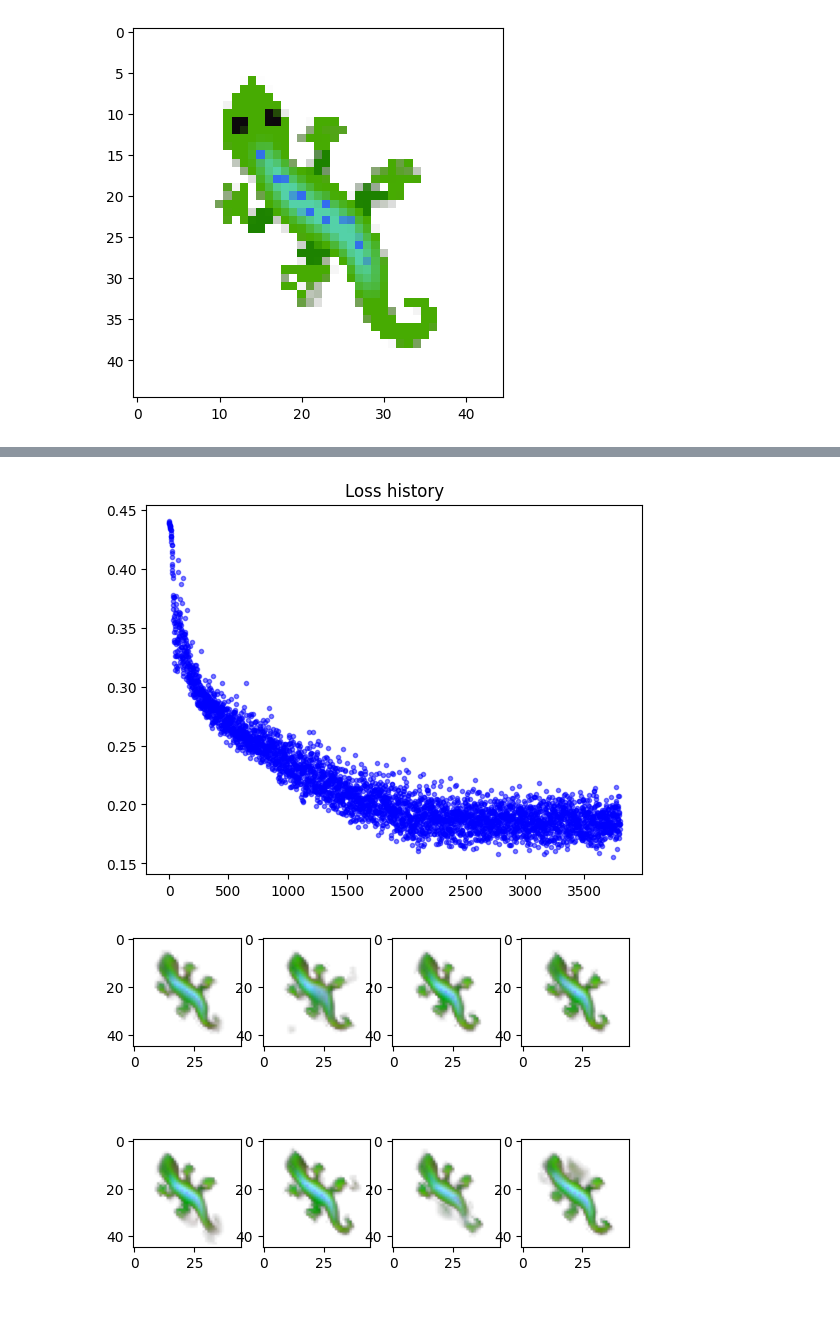
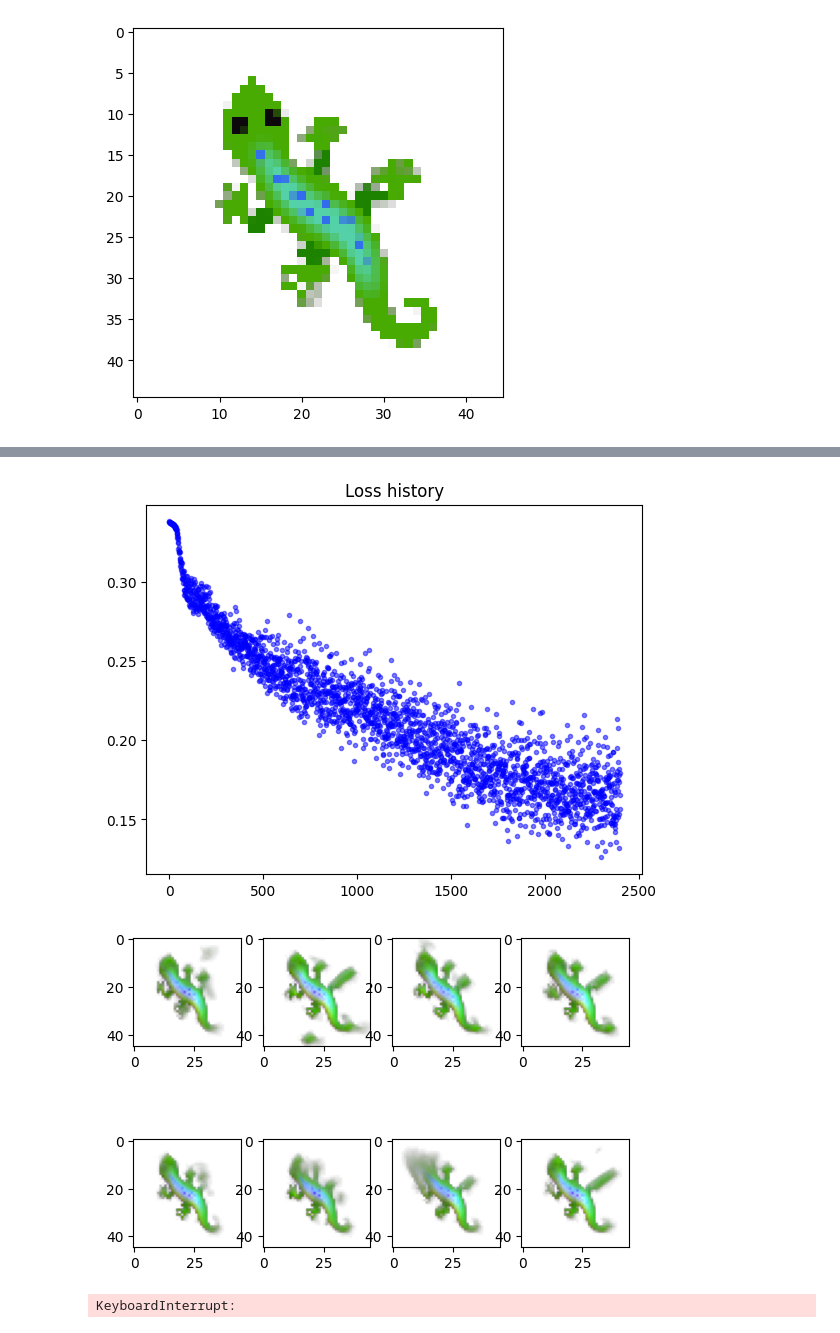
Before and after one commit to lshofsl/Advanced-topics-in-PoD-project-, a Jupyter notebook: ER_NCA.ipynb, the cells around one changed output, grey strips where cells are left out. Saved outputs shown, nothing was run; the diff lists cells and outputs as text; code cells hidden in the pictures.

```diff
--- a/ER_NCA.ipynb
+++ b/ER_NCA.ipynb
@@ -261,8 +224,7 @@ for i in range(TRAINING_ITERS + 1):
 
         # Re-order x0_np AND align pool slot indices so write-back stays consistent
         x0_np = x0_np[loss_rank]
-        if hasattr(batch, 'indices'):
-            batch.indices = batch.indices[loss_rank]
+
 
         # B. Replace highest-loss sample (index 0) with fresh seed
         seed_np = seed.detach().cpu().numpy() if isinstance(seed, torch.Tensor) else seed.copy()
@@ -301,24 +263,20 @@ for i in range(TRAINING_ITERS + 1):
     # 3. Loss computation
     # 3.1 Target loss: We separate the rgb and a channels to give more preference on the color channels
     # as the saturating term increase its values
-    pixel_loss_rgb = (x[:, :3] - base[:,:3]).pow(2).mean(dim=[1, 2, 3])
-    pixel_loss_a = (x[:, 3:4] - base[:,3:4]).pow(2).mean(dim=[1, 2, 3])
+    pixel_loss = (x[:, :4, :, :] - base).pow(2).mean(dim=[1, 2, 3])
 
     # loss on the filter to be more detailed in the pixels (eyes, spots, edges)
     edge_loss = (perchannel_conv(base, filters) - perchannel_conv(x[:, :4], filters)).pow(2).mean(dim=[1, 2, 3])
-    loss_recon = (2.5*pixel_loss_rgb + 1.0*pixel_loss_a + 0.3 * edge_loss).mean()
+    loss_recon = (pixel_loss+ 0.4 * edge_loss).mean()
 
     # 3.2 K-Step Drift Stability: Drift horizont loss to compute how well is doing the system in future steps
+    loss_drift = 0.0
     x_drift = x.detach().clone()
-    loss_drift = 0.0
     for t in range(K):
-        x_drift = nca(x_drift)
-        drift_loss_rgb = (x_drift[:, :3] - base[:, :3]).pow(2).mean(dim=[1, 2, 3])
-        drift_loss_a = (x_drift[:, 3:4] - base[:, 3:4]).pow(2).mean(dim=[1, 2, 3])
-        drift_edge = (perchannel_conv(base, filters) - perchannel_conv(x_drift[:, :4], filters)).pow(2).mean(dim=[1, 2, 3])
-
-        loss_drift = (2.5 * drift_loss_rgb +  1.0 * drift_loss_a + 0.3 * drift_edge).mean()
-
+      x_drift = nca(x_drift)
+      drift_loss = (x_drift[:, :4] - base[:, :4]).pow(2).mean(dim=[1, 2, 3])
+      drift_edge = (perchannel_conv(base, filters) - perchannel_conv(x_drift[:, :4], filters)).pow(2).mean(dim=[1, 2, 3])
+      loss_drift += (drift_loss + 0.4 * drift_edge).mean()
     loss_drift = loss_drift / K
 
     # 3.3 Monotonicity Regularization: We regularize the increasing behavior of the energy by favorecing
@@ -327,44 +285,39 @@ for i in range(TRAINING_ITERS + 1):
     energies_t1 = torch.stack(energies[1:])
     loss_mono = torch.relu(energies_t1 - energies_t).mean()
 
-    # Anchor energy to 0 using the ACTUAL evolved state x_T,
-    loss_e_anchor = energies[-1].pow(2).mean()
-
-    # Small, well-behaved margin to keep the slope negative
-    loss_e_margin = torch.relu(energies[-1] - energies[0] + 0.05).mean()
-
     # Combined loss with tiny energy weights so they don't overpower reconstruction
-    loss = loss_recon + (lambda_drift * loss_drift) + (lambda_mono * loss_mono) #+ 0.001 * loss_e_anchor + 0.001 * loss_e_margin
+    loss = loss_recon + (lambda_drift * loss_drift) + (lambda_mono * loss_mono)
 
     # 4. Optimization Step
     optim.zero_grad()
     loss.backward()
     torch.nn.utils.clip_grad_norm_(nca.parameters(), max_norm=1.0)
     optim.step()
 
     with torch.no_grad():
         batch.x[:] = x.detach().cpu().numpy()
         batch.commit()
     scheduler.step()
 
     # Logging
     loss_log.append(loss_recon.detach().item())
 
     if i % 100 == 0:
         print(f"Training iter {i}, loss = {loss.item():.5f}")
         plt.clf()
         clear_output()
         plt.figure(1, figsize=(10, 4))
         plt.title('Loss history')
         plt.plot(loss_log, '.', alpha=0.5, color="b")
         utils.show_batch(x[-8:])  # Display mature states from batch
         plt.show(block=False)
         plt.pause(0.01)
 
         torch.save(nca.state_dict(), "Trained_models/" + name + ".pth")
 # %% [output]
-[figure, old version]
+[figure, new version]
-[figure, old version]
+[figure, new version]
+KeyboardInterrupt:
 # %%
 del nca
 del optim
```
Also changed, not shown: parts of 3 cells of this notebook.
